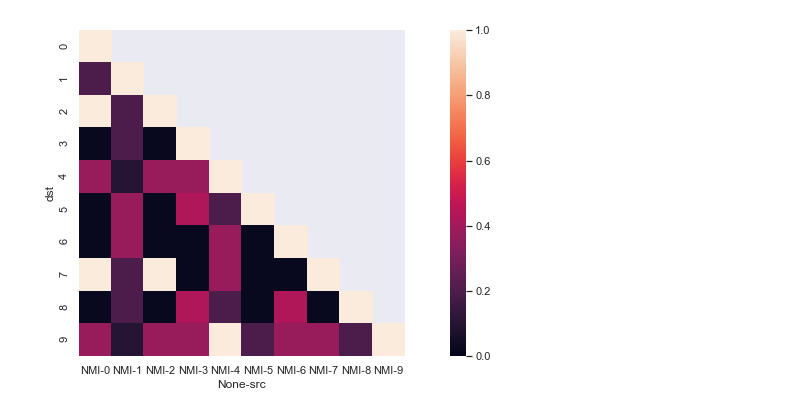
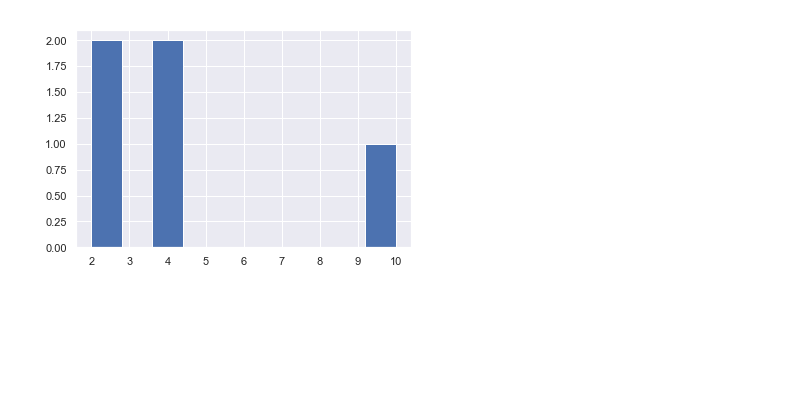
Before and after one commit to lucasvenez/mult, a Jupyter notebook: 04_00_normalized_mutual_information.ipynb, the cells around one changed output. Saved outputs shown, nothing was run; the diff lists cells and outputs as text; code cells hidden in the pictures; blank space fills up the shorter version.

```diff
--- a/04_00_normalized_mutual_information.ipynb
+++ b/04_00_normalized_mutual_information.ipynb
@@ -44,37 +101,15 @@ sns.heatmap(nmis, vmin=0.0, vmax=max(result['NMI']), square=True);
-# %%
-BASEDIR='output/brfl'
-
-gene_set = set()
-
-for file in os.listdir(BASEDIR):
-    if 'selected_feats' in file:
-        genes = pd.read_csv(os.path.join(BASEDIR, file), sep=',')['gene'].tolist()
-        gene_set = gene_set.union(set(genes))
-
-gene_set = list(gene_set)
-
-flags = {}
-
-i = 0
-
-for file in os.listdir(BASEDIR):
-    if 'selected_feats' in file:
-        current_gene_set = pd.read_csv(os.path.join(BASEDIR, file), sep=',')['gene'].tolist()
-        flags[i] = [int(g in current_gene_set) for g in gene_set]
-        i += 1
-
-result = {'src': [], 'dst': [], 'NMI': []}
-
-for src in range(10):
-    for dst in range(src, 10):
-        result['src'].append(src)
-        result['dst'].append(dst)
-        result['NMI'].append(nmi(flags[src], flags[dst], average_method='arithmetic'))
-
-nmis = pd.DataFrame(result).set_index(['src', 'dst']).unstack(level=0)
-
-plt.figure(figsize=(16, 6))
-
-sns.heatmap(nmis, vmin=0.0, vmax=max(result['NMI']), square=True);
-# %% [output]
-[figure, removed]
+# %%
+from collections import Counter
+
+BASEDIR='output/brfl'
+
+gene_list = []
+
+for file in os.listdir(BASEDIR):
+    if 'selected_feats' in file:
+        genes = pd.read_csv(os.path.join(BASEDIR, file), sep=',')['gene'].tolist()
+        gene_list += genes
+
+pd.Series(list(Counter(gene_list).values())).hist();
+# %% [output]
+[figure, added]
```
Also changed, not shown: parts of 3 cells of this notebook.
